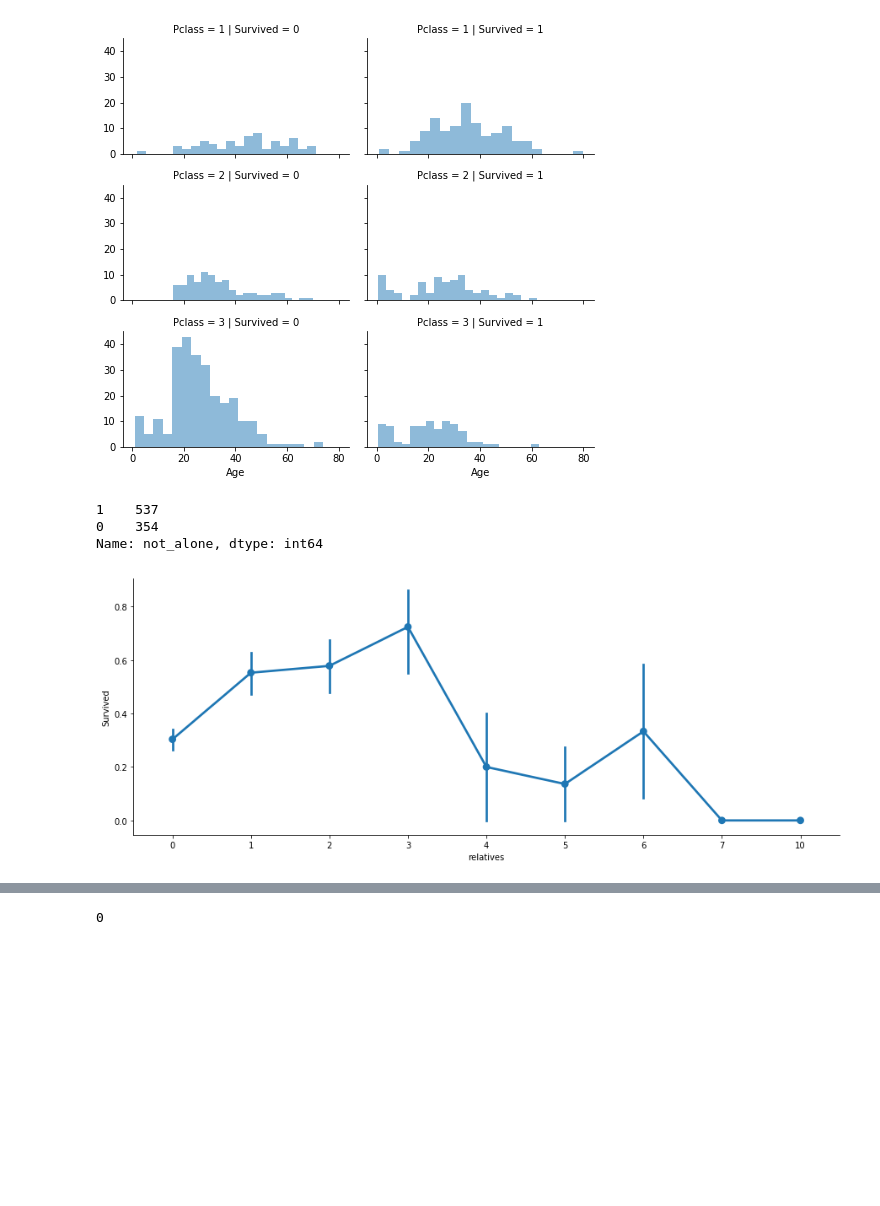
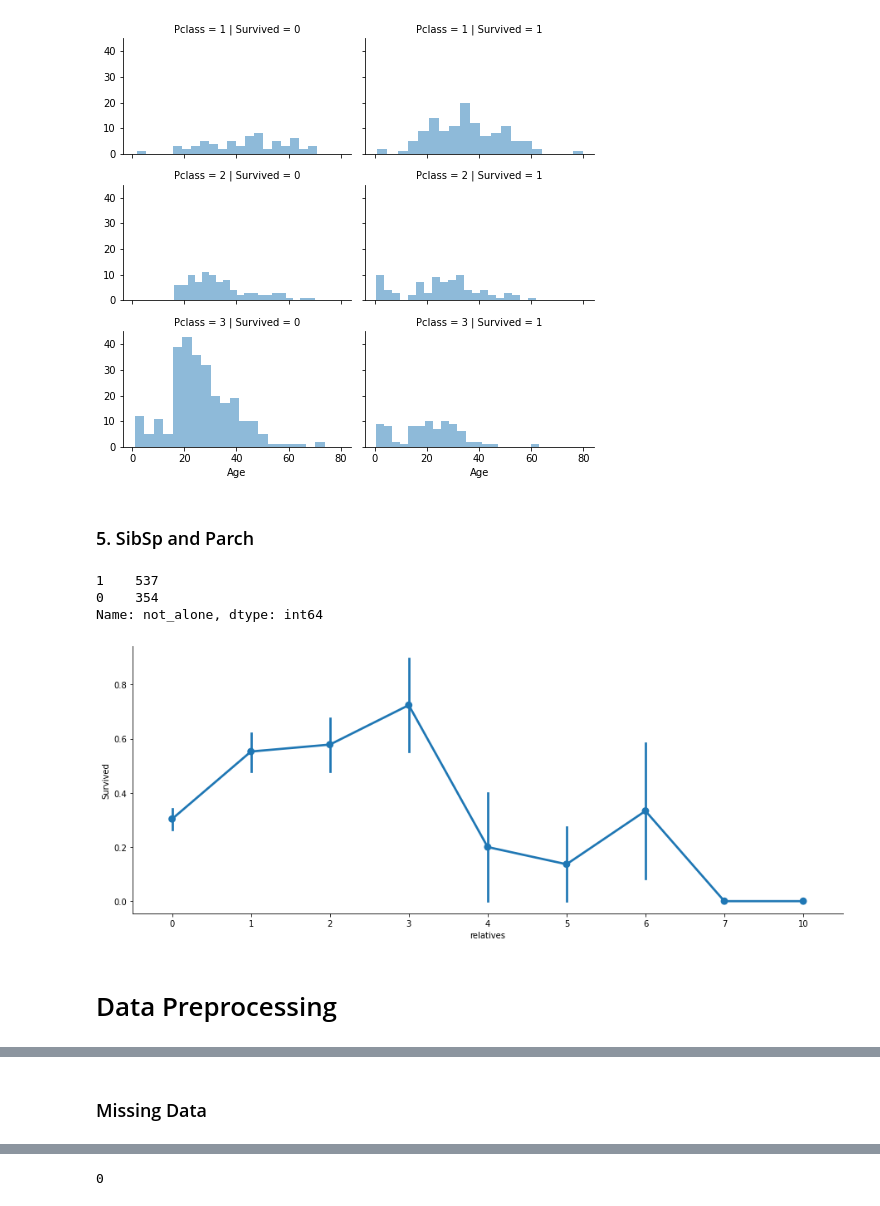
Before and after one commit to bpassini12/Titanic_Machine_Learning_BP, a Jupyter notebook: Titanic_ML.ipynb, the cells around one changed output, grey strips where cells are left out. Saved outputs shown, nothing was run; the diff lists cells and outputs as text; code cells hidden in the pictures; blank space fills up the shorter version.

```diff
--- a/Titanic_ML.ipynb
+++ b/Titanic_ML.ipynb
@@ -147,6 +139,8 @@ grid.map(plt.hist, 'Age', alpha=.5, bins=20)
 grid.add_legend();
 # %% [output]
 [figure]
+# %% [markdown]
+### 5. SibSp and Parch
 # %%
 data = [train_df, test_df]
 for dataset in data:
@@ -160,10 +154,11 @@ train_df['not_alone'].value_counts()
 0    354
 Name: not_alone, dtype: int64
 # %%
-axes = sns.factorplot('relatives','Survived',
-                      data=train_df, aspect = 2.5, )
+axes = sns.catplot('relatives','Survived', data=train_df, aspect = 2.5, kind='point')
 # %% [output]
-[figure, old version]
+[figure, new version]
+# %% [markdown]
+# Data Preprocessing
 # %%
 #passengerID does not contribute to persons survival
 train_df = train_df.drop(['PassengerId'], axis=1)
@@ -176,6 +171,8 @@ train_df.head()
 | 2 | 1 | 3 | Heikkinen, Miss. Laina | female | 26.0 | 0 | 0 | STON/O2. 3101282 | 7.9250 | NaN | S | ... |
 | 3 | 1 | 1 | Futrelle, Mrs. Jacques Heath (Lil... | female | 35.0 | 1 | 0 | 113803 | 53.1000 | C123 | S | ... |
 | 4 | 0 | 3 | Allen, Mr. William Henry | male | 35.0 | 0 | 0 | 373450 | 8.0500 | NaN | S | ... |
+# %% [markdown]
+### Missing Data
 # %%
 #Missing Data for Cabin, letters are for deck, so making new column for deck
 import re
```
Also changed, not shown: parts of 76 cells of this notebook, 1 other file.
